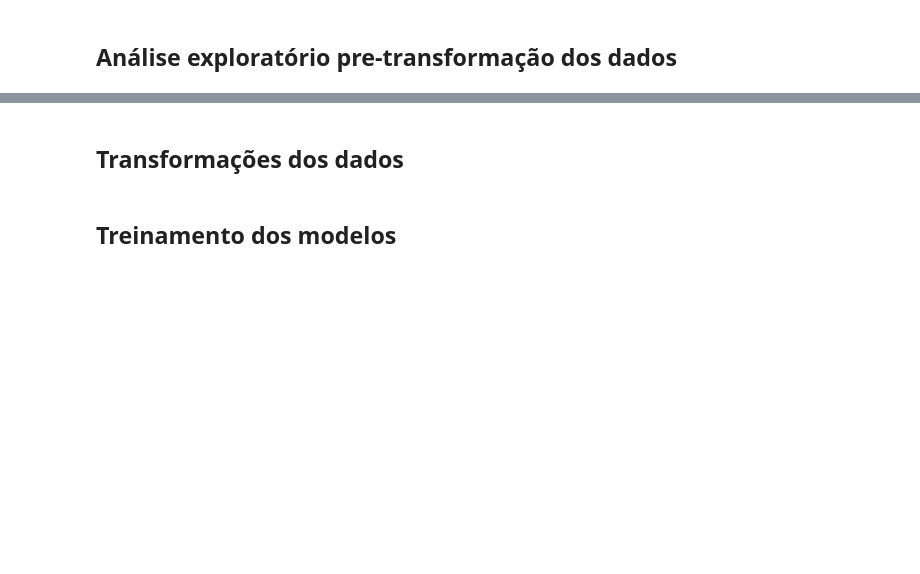
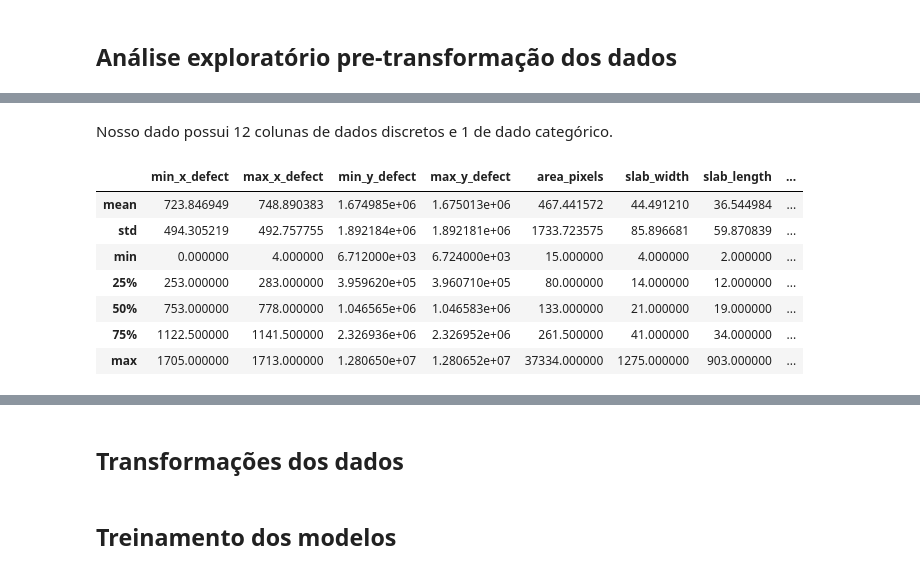
Before and after one commit to beamaia/steel-plates-arcelor, a Jupyter notebook: notebooks/desafio_beatriz_maia.ipynb, the cells around one changed output, grey strips where cells are left out. Cells and saved outputs as stored; diff of their text form; code cells hidden in the pictures; blank space fills up the shorter version.

```diff
--- a/notebooks/desafio_beatriz_maia.ipynb
+++ b/notebooks/desafio_beatriz_maia.ipynb
@@ -76,0 +159,13 @@ FileNotFoundError: ignored
+# %% [markdown]
+Nosso dado possui 12 colunas de dados discretos e 1 de dado categórico.
+# %%
+raw_df.drop(columns=['defect_type']).describe().iloc[1:]
+# %% [output]
+|  | min_x_defect | max_x_defect | min_y_defect | max_y_defect | area_pixels | slab_width | slab_length | ... |
+| mean | 723.846949 | 748.890383 | 1.674985e+06 | 1.675013e+06 | 467.441572 | 44.491210 | 36.544984 | ... |
+| std | 494.305219 | 492.757755 | 1.892184e+06 | 1.892181e+06 | 1733.723575 | 85.896681 | 59.870839 | ... |
+| min | 0.000000 | 4.000000 | 6.712000e+03 | 6.724000e+03 | 15.000000 | 4.000000 | 2.000000 | ... |
+| 25% | 253.000000 | 283.000000 | 3.959620e+05 | 3.960710e+05 | 80.000000 | 14.000000 | 12.000000 | ... |
+| 50% | 753.000000 | 778.000000 | 1.046565e+06 | 1.046583e+06 | 133.000000 | 21.000000 | 19.000000 | ... |
+| 75% | 1122.500000 | 1141.500000 | 2.326936e+06 | 2.326952e+06 | 261.500000 | 41.000000 | 34.000000 | ... |
+| max | 1705.000000 | 1713.000000 | 1.280650e+07 | 1.280652e+07 | 37334.000000 | 1275.000000 | 903.000000 | ... |
```
Also changed, not shown: parts of 28 cells of this notebook.
